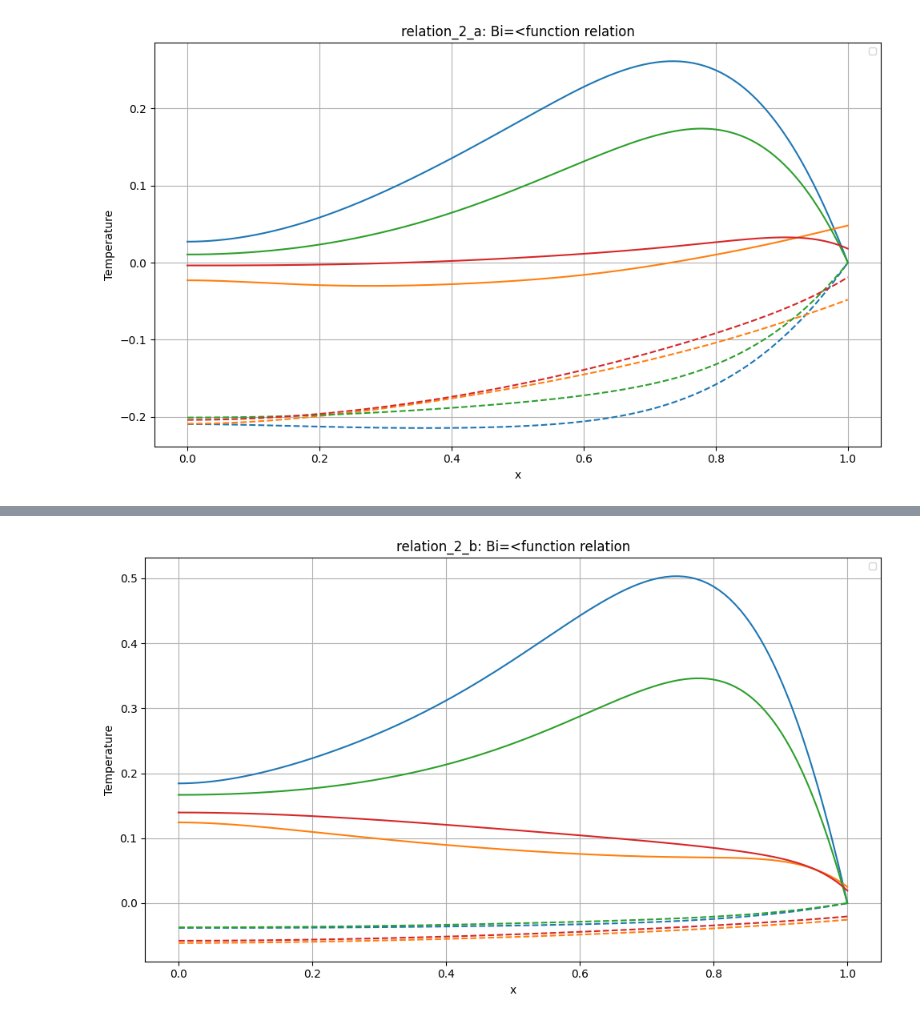
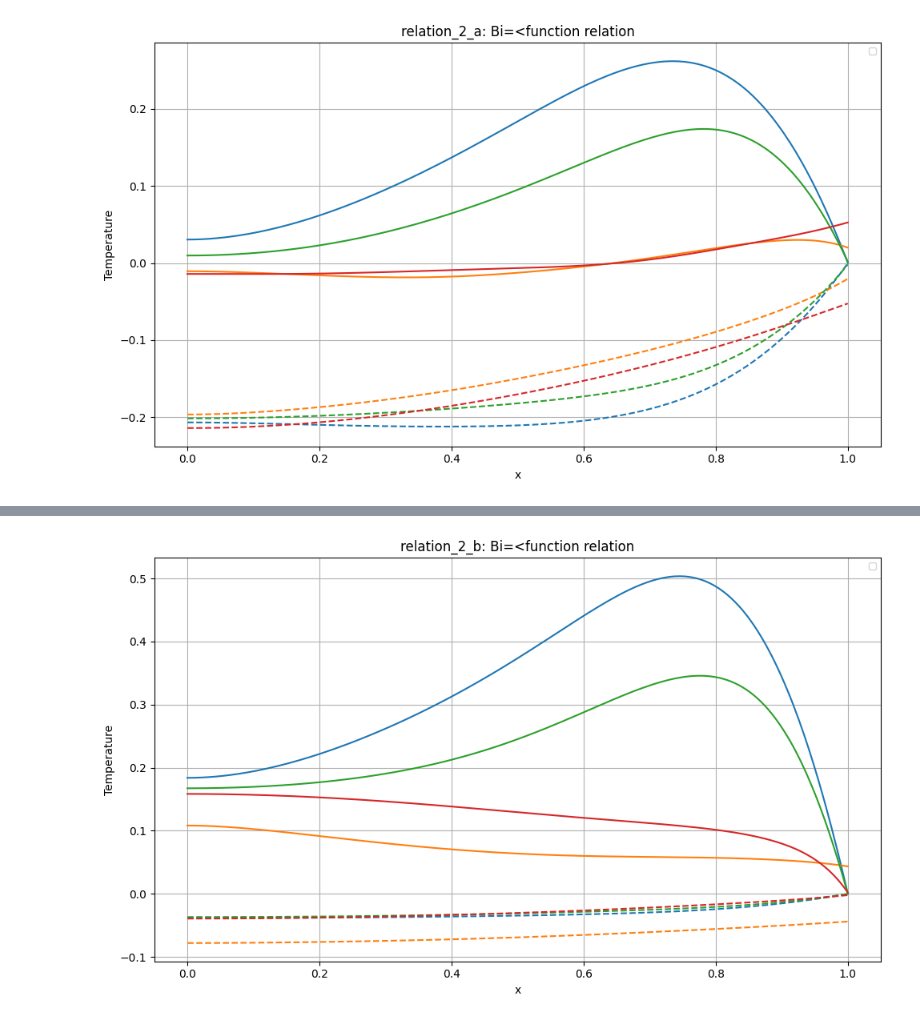
Before and after one commit to Ovocode05/NeuroDeff, a Jupyter notebook: relation2_final.ipynb, the cells around one changed output, grey strips where cells are left out. Saved outputs shown, nothing was run; the diff lists cells and outputs as text; code cells hidden in the pictures.

```diff
--- a/relation2_final.ipynb
+++ b/relation2_final.ipynb
@@ -155,17 +155,17 @@ def boundary_loss(model, x_left, x_right):
 def relation_dict(x:np.ndarray) -> dict:
 
   bi_funcs = [
-        lambda x: 50.0 * (1 - x),
-        lambda x: 50.0 * (1 + x),
-        lambda x: 50.0 * (1 - x**2),
-        lambda x: 50.0 * (1 + x**2)
+        lambda x: 50.0 * (1 - x), #0
+        lambda x: 50.0 * (1 + x), #1
+        lambda x: 50.0 * (1 - x**2), #2
+        lambda x: 50.0 * (1 + x**2) #3
     ]
 
   RELATIONS = {
       "relation_2_a" : {
-            "network": { "neurons":256, "layers":3},  # Same as before
-            "training": {"activation":"tanh", "lr":0.001,
-                         "lose_weights": [1,100],
+            "network": { "neurons":264, "layers":3},  # Same as before
+            "training": {"lr":0.001,
+                         "lose_weights": [1,110],
                          "epochs1":3000, "display_every":1000, "epochs2":6000 },
             "physics": {
                 "eps": 0.1,
@@ -178,7 +178,7 @@ def relation_dict(x:np.ndarray) -> dict:
       },
       "relation_2_b" : {
             "network": { "neurons":256, "layers":3},  # Same as before
-            "training": {"activation":"swish", "lr":0.001,
+            "training": { "lr":0.001,
                          "lose_weights": [1, 100],
                          "epochs1":3000, "display_every":1000, "epochs2":6000  },
             "physics": {
@@ -306,3 +296,15 @@ def train_pinn(config:dict, pre_trainied_path:str = None):
+# %%
+def train_pinn(config:dict, pre_trainied_path:str = None):
+  #create the model
+  for i in range(4):
+    if i % 2 == 0:
+      model = SA_PINN(config["network"]["layers"], config["network"]["neurons"], activation="tanh")
+      load_train_compiler(config,model, pre_trainied_path)
+    else:
+      model = SA_PINN(config["network"]["layers"], config["network"]["neurons"], activation="swish")
+      load_train_compiler(config, model, pre_trainied_path)
+
+    return model
 # %%
 def predict_temperatures(model, x_test)->dict:
   model.eval()
@@ -311,8 +313,6 @@ def predict_temperatures(model, x_test)->dict:
   return T_pred
 # %%
 def run_relation(relation:str, n: np.ndarray) -> dict:
-    """Train relation_2_a with specified Biot variations, saving weights and printing parameters."""
-
     config = relation_dict(n)[relation]
     results_predict = {}
 
@@ -326,7 +326,7 @@ def run_relation(relation:str, n: np.ndarray) -> dict:
     for i, combo in enumerate(product(*param_values)):
         # Create identifier for this combination
         param_str = "_".join(f"{p}={v}" for p, v in zip(varying_params, combo))
-        print(f"\n🔁 Training relation_2_a with {param_str}")
+        print(f"\n🔁 Training {relation} with {param_str}")
 
         # Make a fresh copy of the physics config
         current_physics = {**config["physics"]}
@@ -350,6 +350,7 @@ def run_relation(relation:str, n: np.ndarray) -> dict:
         else:
             path = f'base_bi_model{i-1}.pth'
             model = train_pinn(current_config, pre_trainied_path=path)
+            os.remove(path)
 
         # Predict temperature profiles
         T_pred = predict_temperatures(model, n)
@@ -396,7 +397,7 @@ def plot_grouped_by_Bi(results, title_prefix="PINN Prediction Grouped by Bi"):
         plt.show()
 # %%
 all_results = {}
-n = chebyshev_points(150)
+n = chebyshev_points(200)
 
 for relation in ["relation_2_a", "relation_2_b"]:
     all_results[relation] = run_relation(relation, n)
@@ -420,3 +421,3 @@ Epoch 4000: Loss = 1.22111e-01  (PDE: 5.30e-02, BC: 6.91e-04)
 Early stopping at epoch 4000
 Adamw completed
-[figure, old version]
+[figure, new version]
@@ -439,2 +440,2 @@ Early stopping at epoch 4000
 Adamw completed
-[figure, old version]
+[figure, new version]
```
Also changed, not shown: parts of 2 cells of this notebook.
